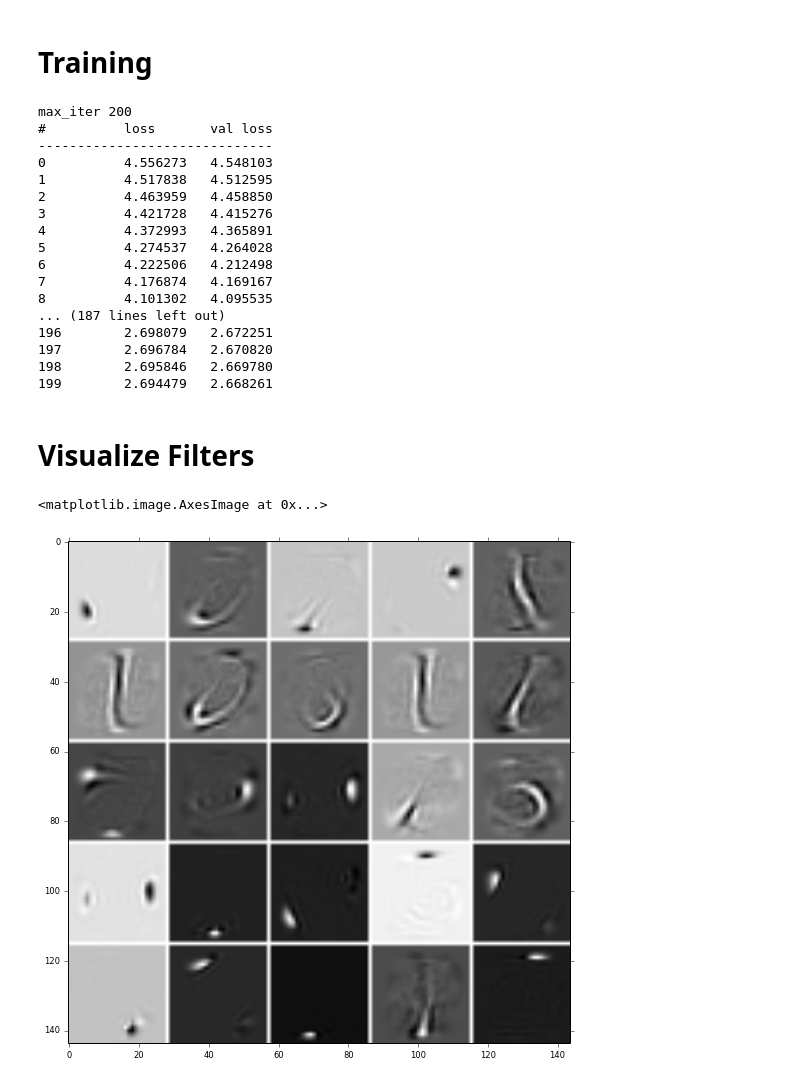
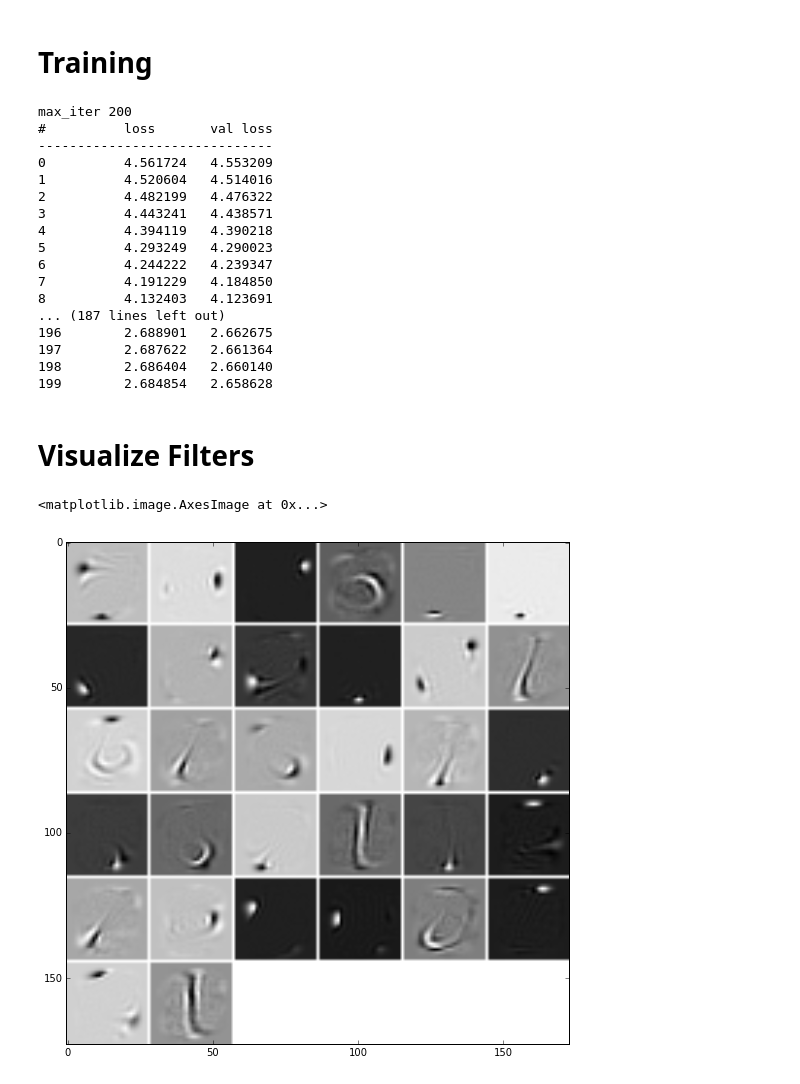
Before and after one commit to breze-no-salt/breze, a Jupyter notebook: notebooks/unsupervised/Sparse Filtering on MNIST.ipynb, the cells around one changed output. Cells and saved outputs as stored; diff of their text form; code cells hidden in the pictures.

Commit message:
updated sparsefiltering

```diff
--- a/notebooks/unsupervised/Sparse Filtering on MNIST.ipynb
+++ b/notebooks/unsupervised/Sparse Filtering on MNIST.ipynb
@@ -55,6 +50,5 @@ image_dims = 28, 28
 Setup
 =====
 # %%
-n_features = 25
-m = sparsefiltering.SparseFiltering(784, 32)
-losses = []
+n_features = 32
+m = sparsefiltering.SparseFiltering(784, n_features)
@@ -67,8 +64,8 @@ batches_per_pass = 1
 
 print "max_iter", max_iter
 
-stop = climin.stops.after_n_iterations(max_iter)
-pause = climin.stops.modulo_n_iterations(batches_per_pass)
+stop = climin.stops.AfterNIterations(max_iter)
+pause = climin.stops.ModuloNIterations(batches_per_pass)
 
 # Set up a nice printout.
 keys = '#', 'loss', 'val loss'#, 'step_length'
@@ -87,30 +84,32 @@ for i, info in enumerate(m.powerfit((X,), (VX,), stop, pause)):
 max_iter 200
 #          loss       val loss
 ------------------------------
-0          4.556273   4.548103
-1          4.517838   4.512595
-2          4.463959   4.458850
-3          4.421728   4.415276
-4          4.372993   4.365891
-5          4.274537   4.264028
-6          4.222506   4.212498
-7          4.176874   4.169167
-8          4.101302   4.095535
+0          4.561724   4.553209
+1          4.520604   4.514016
+2          4.482199   4.476322
+3          4.443241   4.438571
+4          4.394119   4.390218
+5          4.293249   4.290023
+6          4.244222   4.239347
+7          4.191229   4.184850
+8          4.132403   4.123691
 ... (187 lines left out)
-196        2.698079   2.672251
-197        2.696784   2.670820
-198        2.695846   2.669780
-199        2.694479   2.668261
+196        2.688901   2.662675
+197        2.687622   2.661364
+198        2.686404   2.660140
+199        2.684854   2.658628
+# %%
+m.optimizer = 'lbfgs'
 # %% [markdown]
 Visualize Filters
 =================
 # %%
-filters = m.parameters['in_to_out'].T
+filters = m.parameters[m.layer.weights].T
 tile_size = int(math.ceil(np.sqrt(n_features))), int(math.ceil(np.sqrt(n_features)))
 
 img = tile_raster_images(filters, image_dims, tile_size, (1, 1))
 # We write the filters to a file, since I do not like the matplot imshow functionality. :)
 plt.imshow(img, cmap=cm.binary)
 # %% [output]
 <matplotlib.image.AxesImage at 0x...>
-[figure, old version]
+[figure, new version]
```
Also changed, not shown: parts of 3 cells of this notebook, 2 other files.
